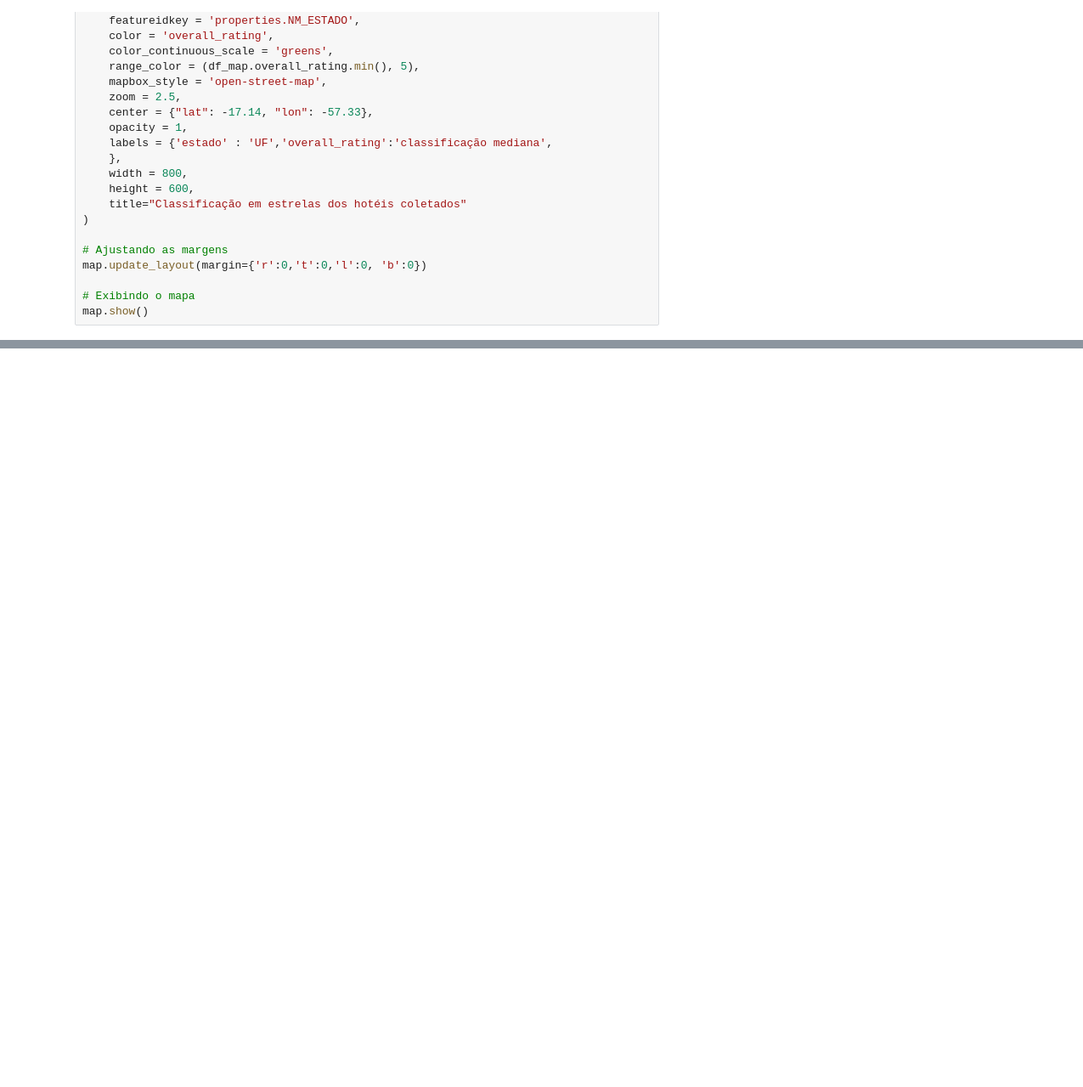
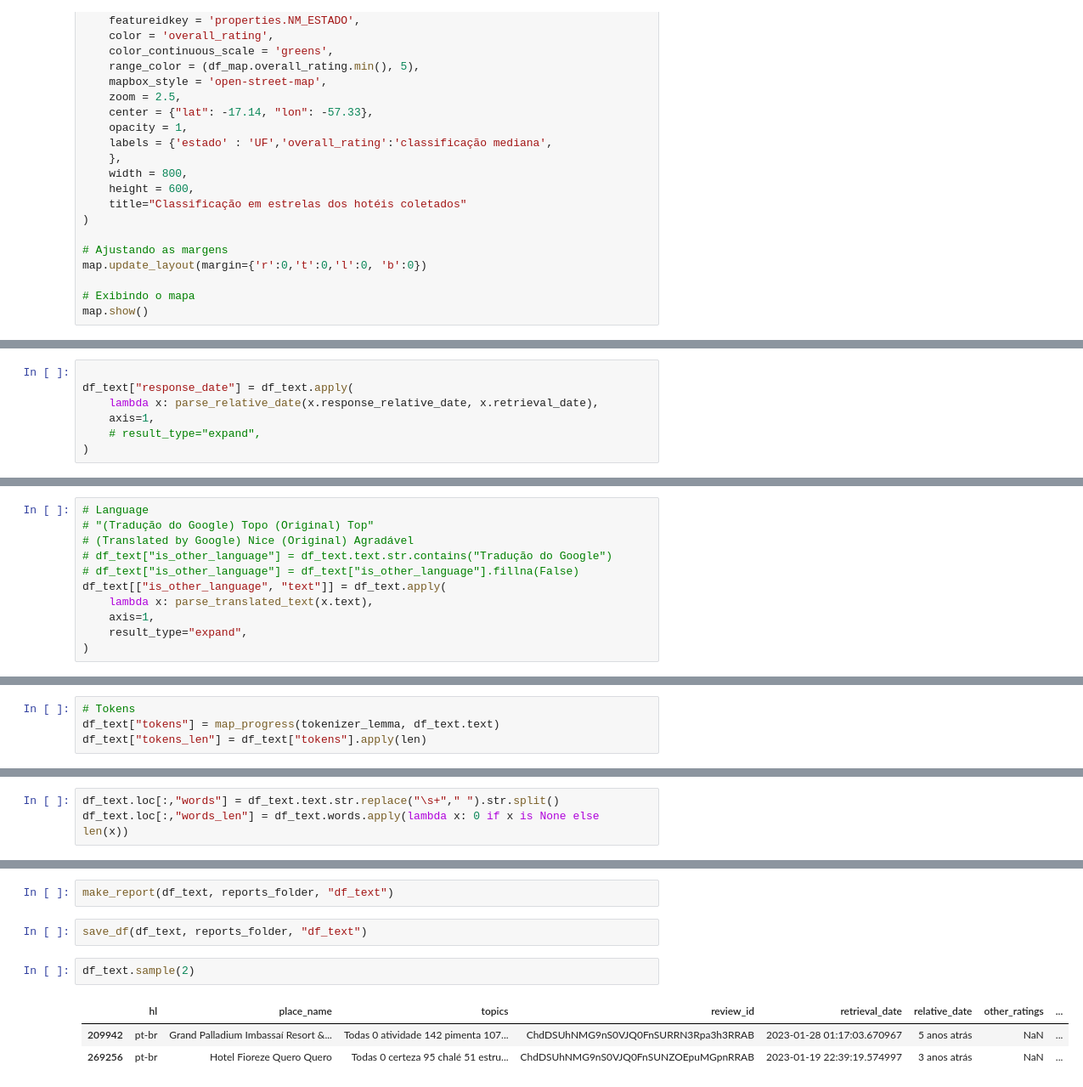
Before and after one commit to brusangues/maps-reviews-api-scraper, a Jupyter notebook: analysis_1.ipynb, the cells around one changed output, grey strips where cells are left out. Shown at 85% size. Cells and saved outputs as stored; diff of their text form; blank space fills up the shorter version.

```diff
--- a/analysis_1.ipynb
+++ b/analysis_1.ipynb
@@ -310,0 +374,7 @@ map.show()
+# %%
+
+df_text["response_date"] = df_text.apply(
+    lambda x: parse_relative_date(x.response_relative_date, x.retrieval_date),
+    axis=1,
+    # result_type="expand",
+)
@@ -310,0 +394,11 @@ map.show()
+# %%
+# Language
+# "(Tradução do Google) Topo (Original) Top"
+# (Translated by Google) Nice (Original) Agradável
+# df_text["is_other_language"] = df_text.text.str.contains("Tradução do Google")
+# df_text["is_other_language"] = df_text["is_other_language"].fillna(False)
+df_text[["is_other_language", "text"]] = df_text.apply(
+    lambda x: parse_translated_text(x.text),
+    axis=1,
+    result_type="expand",
+)
@@ -310,0 +425,4 @@ map.show()
+# %%
+# Tokens
+df_text["tokens"] = map_progress(tokenizer_lemma, df_text.text)
+df_text["tokens_len"] = df_text["tokens"].apply(len)
@@ -310,0 +441,3 @@ map.show()
+# %%
+df_text.loc[:,"words"] = df_text.text.str.replace("\s+"," ").str.split()
+df_text.loc[:,"words_len"] = df_text.words.apply(lambda x: 0 if x is None else len(x))
@@ -310,0 +466,10 @@ map.show()
+# %%
+make_report(df_text, reports_folder, "df_text")
+# %%
+save_df(df_text, reports_folder, "df_text")
+# %%
+df_text.sample(2)
+# %% [output]
+|  | hl | place_name | topics | review_id | retrieval_date | relative_date | other_ratings | ... |
+| 209942 | pt-br | Grand Palladium Imbassaí Resort &... | Todas 0 atividade 142 pimenta 107... | ChdDSUhNMG9nS0VJQ0FnSURRN3Rpa3h3RRAB | 2023-01-28 01:17:03.670967 | 5 anos atrás | NaN | ... |
+| 269256 | pt-br | Hotel Fioreze Quero Quero | Todas 0 certeza 95 chalé 51 estru... | ChdDSUhNMG9nS0VJQ0FnSUNZOEpuMGpnRRAB | 2023-01-19 22:39:19.574997 | 3 anos atrás | NaN | ... |
```
Also changed, not shown: parts of 33 cells of this notebook, 1 other file.
